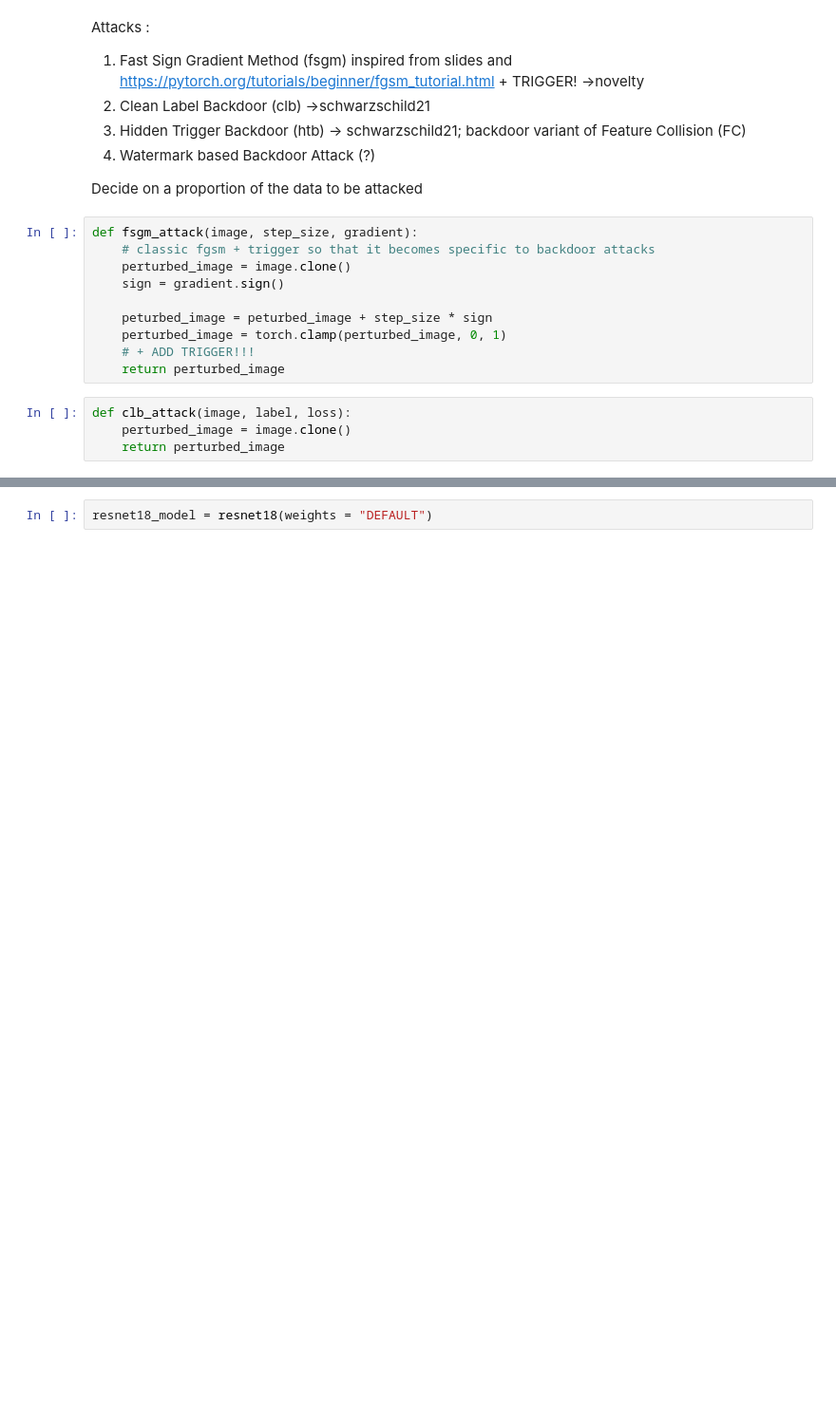
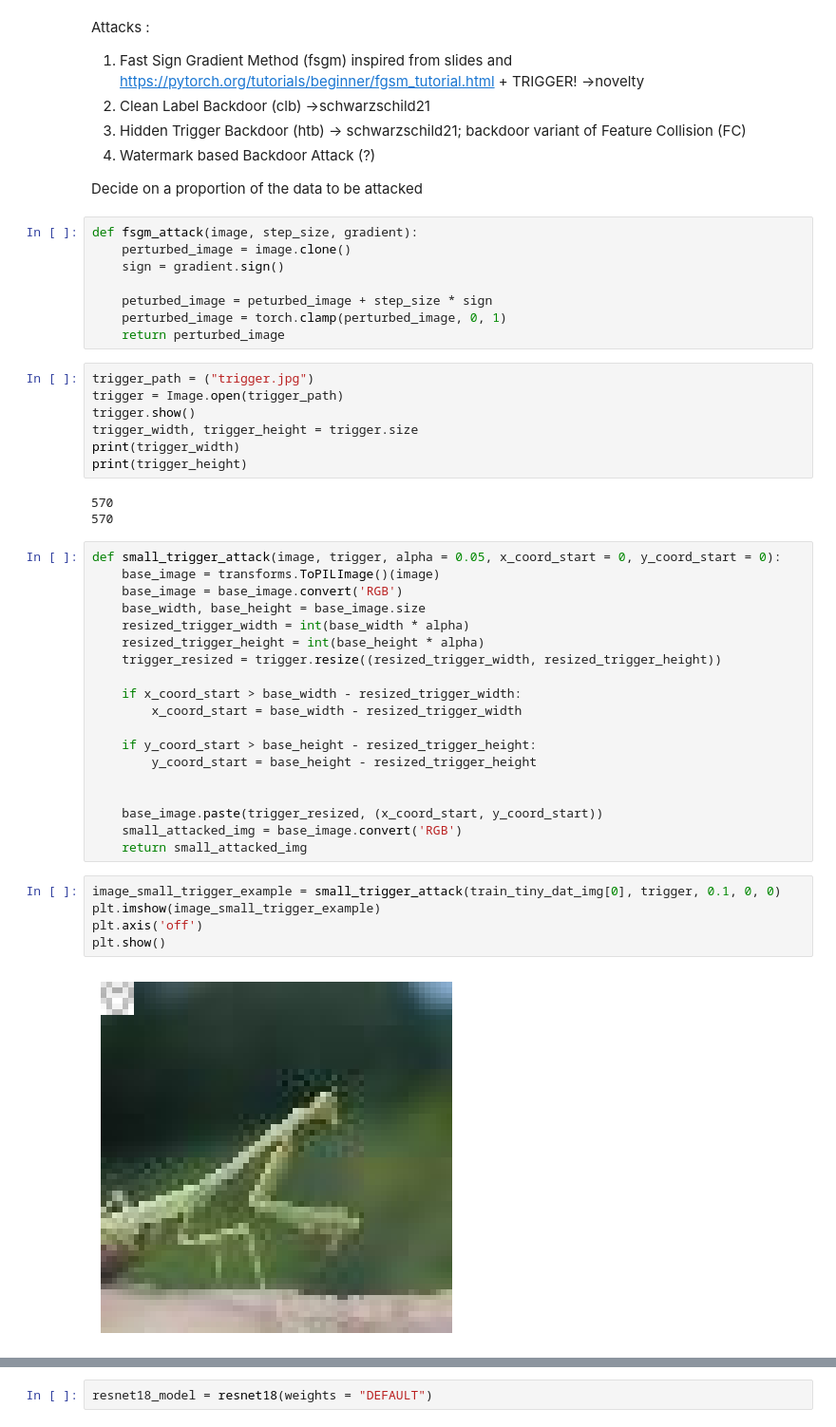
Before and after one commit to YG29/backdoor-trust, a Jupyter notebook: explore.ipynb, the cells around one changed output, grey strips where cells are left out. Shown at 95% size. Drawn from its saved outputs; the diff is of its cells as text; blank space fills up the shorter version.

Commit message:
added 2 attacks

```diff
--- a/explore.ipynb
+++ b/explore.ipynb
@@ -190,15 +190,45 @@ Attacks :
 Decide on a proportion of the data to be attacked
 # %%
 def fsgm_attack(image, step_size, gradient):
-    # classic fgsm + trigger so that it becomes specific to backdoor attacks
     perturbed_image = image.clone()
     sign = gradient.sign()
 
     peturbed_image = peturbed_image + step_size * sign
     perturbed_image = torch.clamp(perturbed_image, 0, 1)
-    # + ADD TRIGGER!!!
     return perturbed_image
-# %%
-def clb_attack(image, label, loss):
-    perturbed_image = image.clone()
-    return perturbed_image
+# %%
+trigger_path = ("trigger.jpg")
+trigger = Image.open(trigger_path)
+trigger.show()
+trigger_width, trigger_height = trigger.size
+print(trigger_width)
+print(trigger_height)
+# %% [output]
+570
+570
+# %%
+def small_trigger_attack(image, trigger, alpha = 0.05, x_coord_start = 0, y_coord_start = 0):
+    base_image = transforms.ToPILImage()(image)
+    base_image = base_image.convert('RGB')
+    base_width, base_height = base_image.size
+    resized_trigger_width = int(base_width * alpha)
+    resized_trigger_height = int(base_height * alpha)
+    trigger_resized = trigger.resize((resized_trigger_width, resized_trigger_height))
+
+    if x_coord_start > base_width - resized_trigger_width:
+        x_coord_start = base_width - resized_trigger_width
+
+    if y_coord_start > base_height - resized_trigger_height:
+        y_coord_start = base_height - resized_trigger_height
+
+
+    base_image.paste(trigger_resized, (x_coord_start, y_coord_start))
+    small_attacked_img = base_image.convert('RGB')
+    return small_attacked_img
+# %%
+image_small_trigger_example = small_trigger_attack(train_tiny_dat_img[0], trigger, 0.1, 0, 0)
+plt.imshow(image_small_trigger_example)
+plt.axis('off')
+plt.show()
+# %% [output]
+[figure, added]
```
Also changed, not shown: parts of 8 cells of this notebook.
